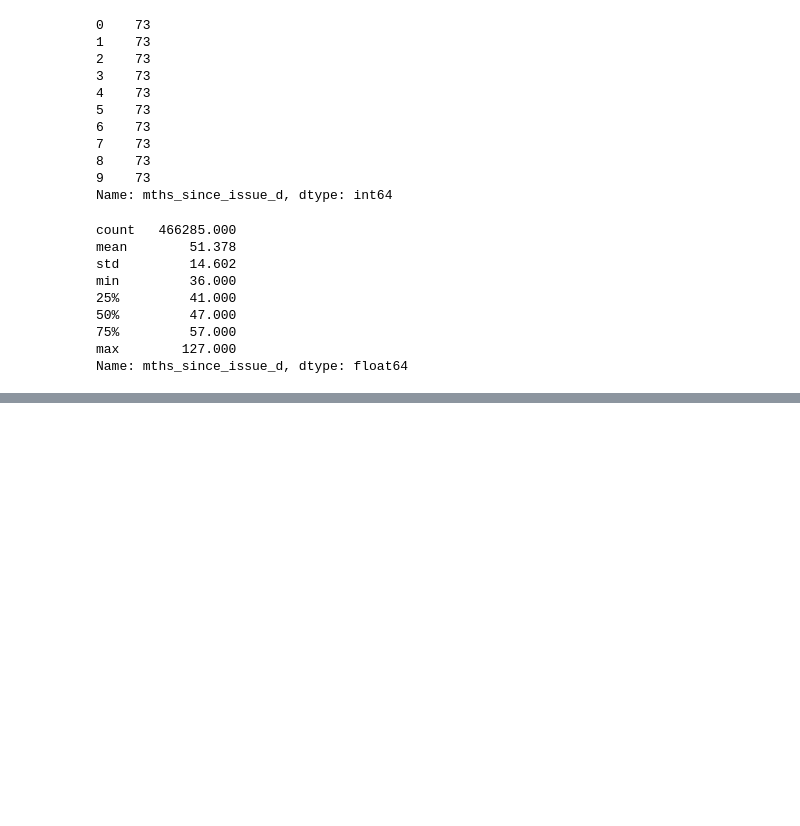
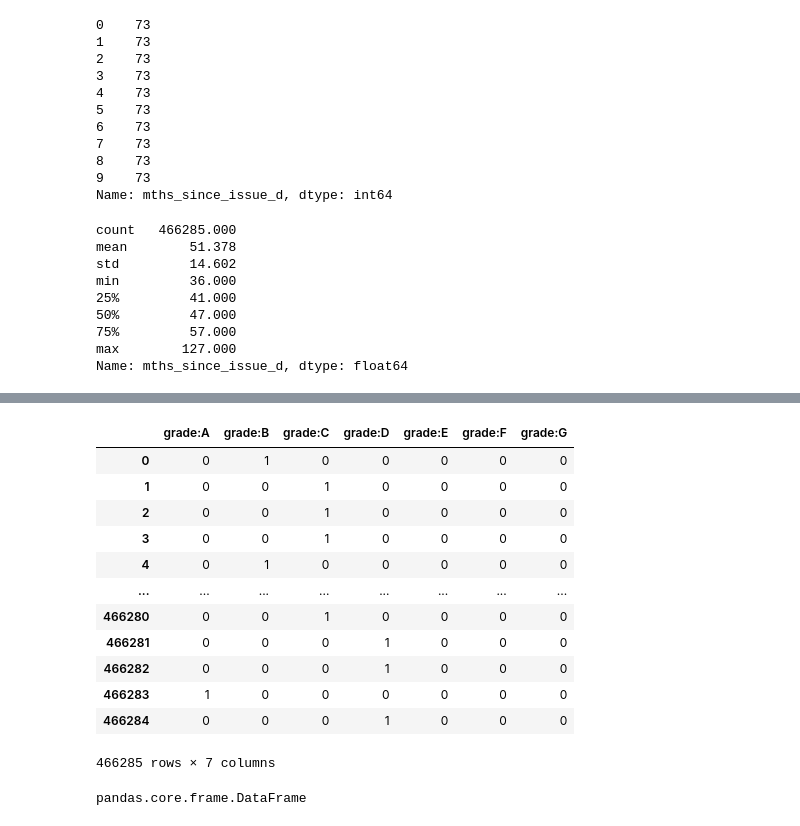
Before and after one commit to mckaracadag/Credit_Risk_Modeling, a Jupyter notebook: Preparation Notebook with Comments.ipynb, the cells around one changed output, grey strips where cells are left out. Cells and saved outputs as stored; diff of their text form; code cells hidden in the pictures; blank space fills up the shorter version.

```diff
--- a/Preparation Notebook with Comments.ipynb
+++ b/Preparation Notebook with Comments.ipynb
@@ -345,0 +348,18 @@ Name: mths_since_issue_d, dtype: float64
+# %%
+loan_data['grade'] = loan_data['grade'].astype(str)
+# %%
+pd.get_dummies(loan_data['grade'], prefix='grade', prefix_sep=':', dtype=int)
+# %% [output]
+|  | grade:A | grade:B | grade:C | grade:D | grade:E | grade:F | grade:G |
+| 0 | 0 | 1 | 0 | 0 | 0 | 0 | 0 |
+| 1 | 0 | 0 | 1 | 0 | 0 | 0 | 0 |
+| 2 | 0 | 0 | 1 | 0 | 0 | 0 | 0 |
+| 3 | 0 | 0 | 1 | 0 | 0 | 0 | 0 |
+| 4 | 0 | 1 | 0 | 0 | 0 | 0 | 0 |
+| ... | ... | ... | ... | ... | ... | ... | ... |
+| 466280 | 0 | 0 | 1 | 0 | 0 | 0 | 0 |
+| 466281 | 0 | 0 | 0 | 1 | 0 | 0 | 0 |
+| 466282 | 0 | 0 | 0 | 1 | 0 | 0 | 0 |
+| 466283 | 1 | 0 | 0 | 0 | 0 | 0 | 0 |
+| 466284 | 0 | 0 | 0 | 1 | 0 | 0 | 0 |
+466285 rows × 7 columns
@@ -345,0 +377,7 @@ Name: mths_since_issue_d, dtype: float64
+# %%
+# concatenate the dummy variables to make it a data frame
+loan_data_dummies = pd.concat(loan_data_dummies, axis=1)
+
+type(loan_data_dummies)
+# %% [output]
+pandas.core.frame.DataFrame
```
Also changed, not shown: parts of 5 cells of this notebook.
